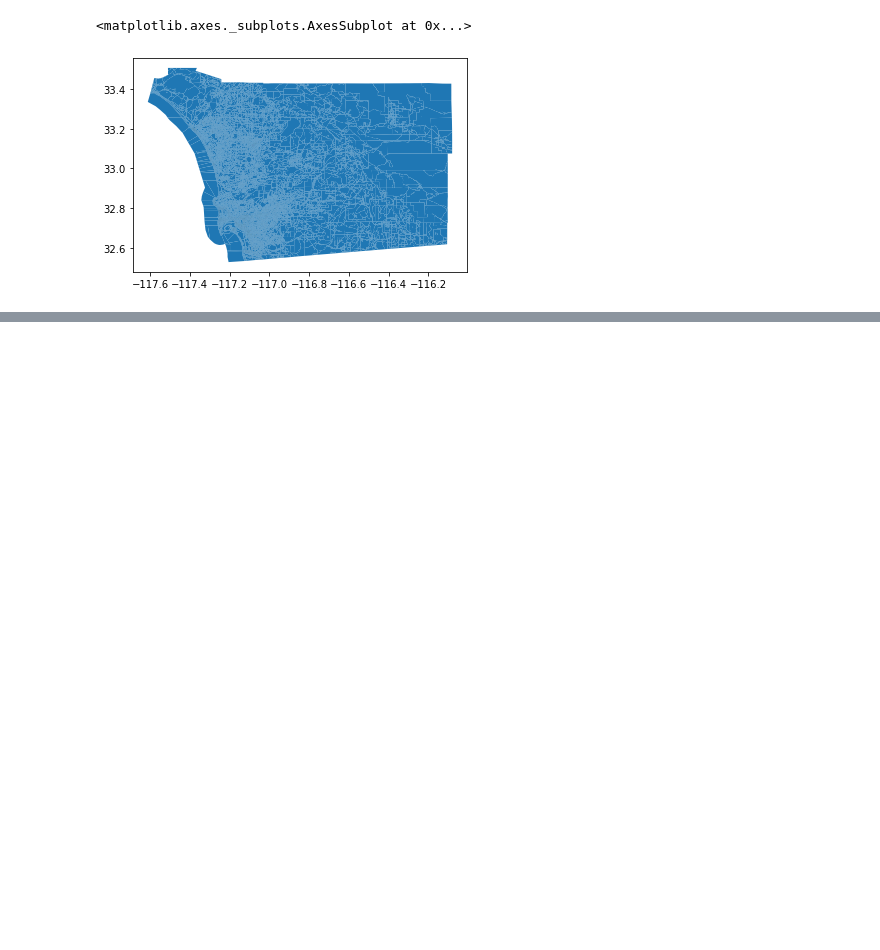
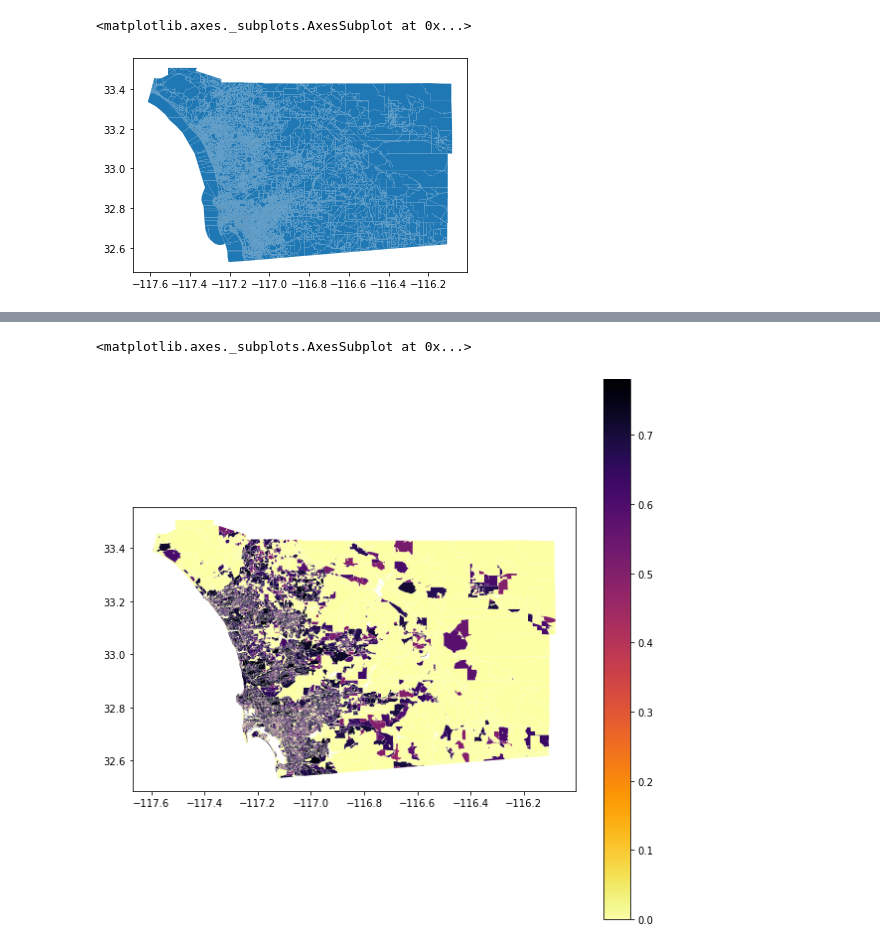
Before and after one commit to AnGWar26/Regional-Employment-Clusters, a Jupyter notebook: LEHD_DataRead.ipynb, the cells around one changed output, grey strips where cells are left out. Cells and saved outputs as stored; diff of their text form; code cells hidden in the pictures; blank space fills up the shorter version.

```diff
--- a/LEHD_DataRead.ipynb
+++ b/LEHD_DataRead.ipynb
@@ -87,0 +141,7 @@ SDlehd_tracts
+# %%
+LocalEntropyIndex = MultiLocalEntropy(SDlehd_blocks, jobs_list)
+SDlehd_blocks['Local_Entropy'] = LocalEntropyIndex.statistics
+SDlehd_blocks.plot(column='Local_Entropy', cmap='inferno_r', figsize = (10,10), legend=True)
+# %% [output]
+<matplotlib.axes._subplots.AxesSubplot at 0x...>
+[figure, added]
```
Also changed, not shown: parts of 9 cells of this notebook.
